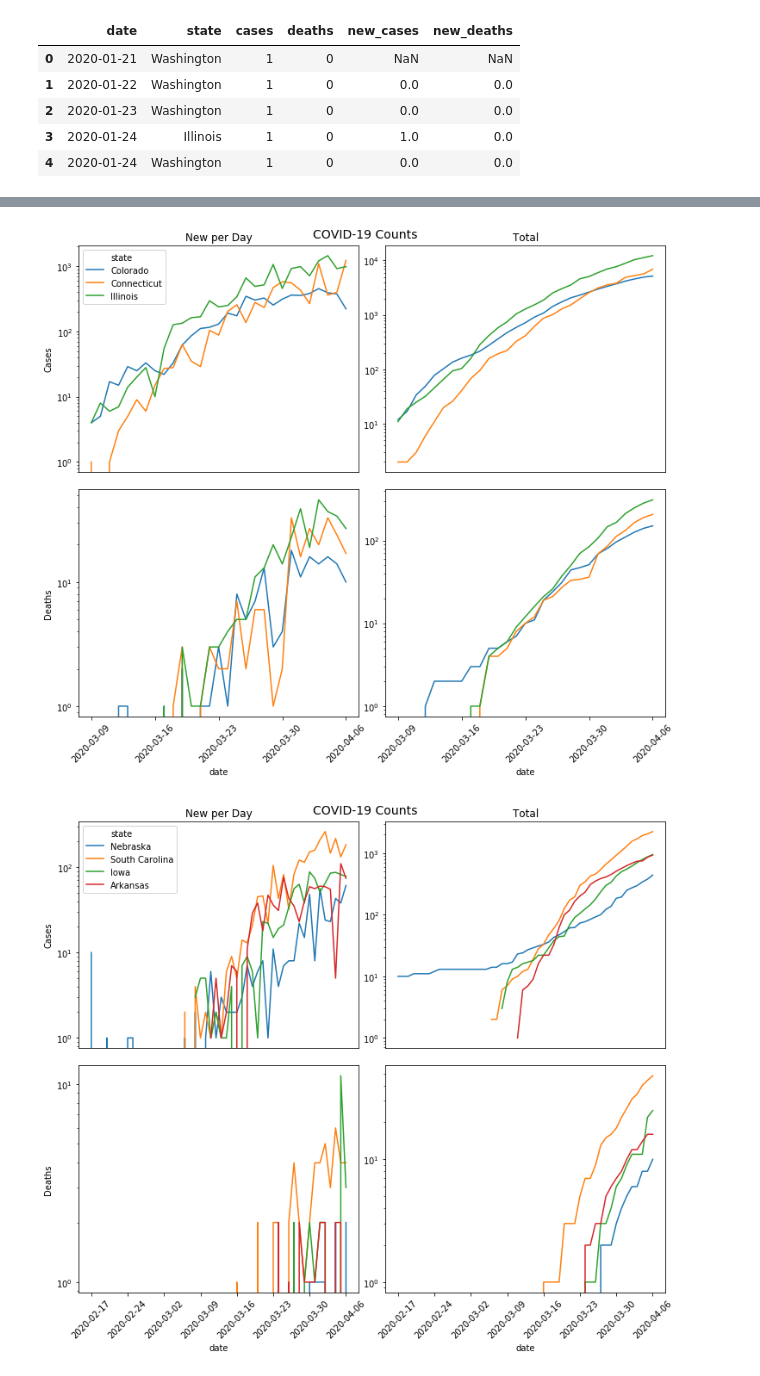
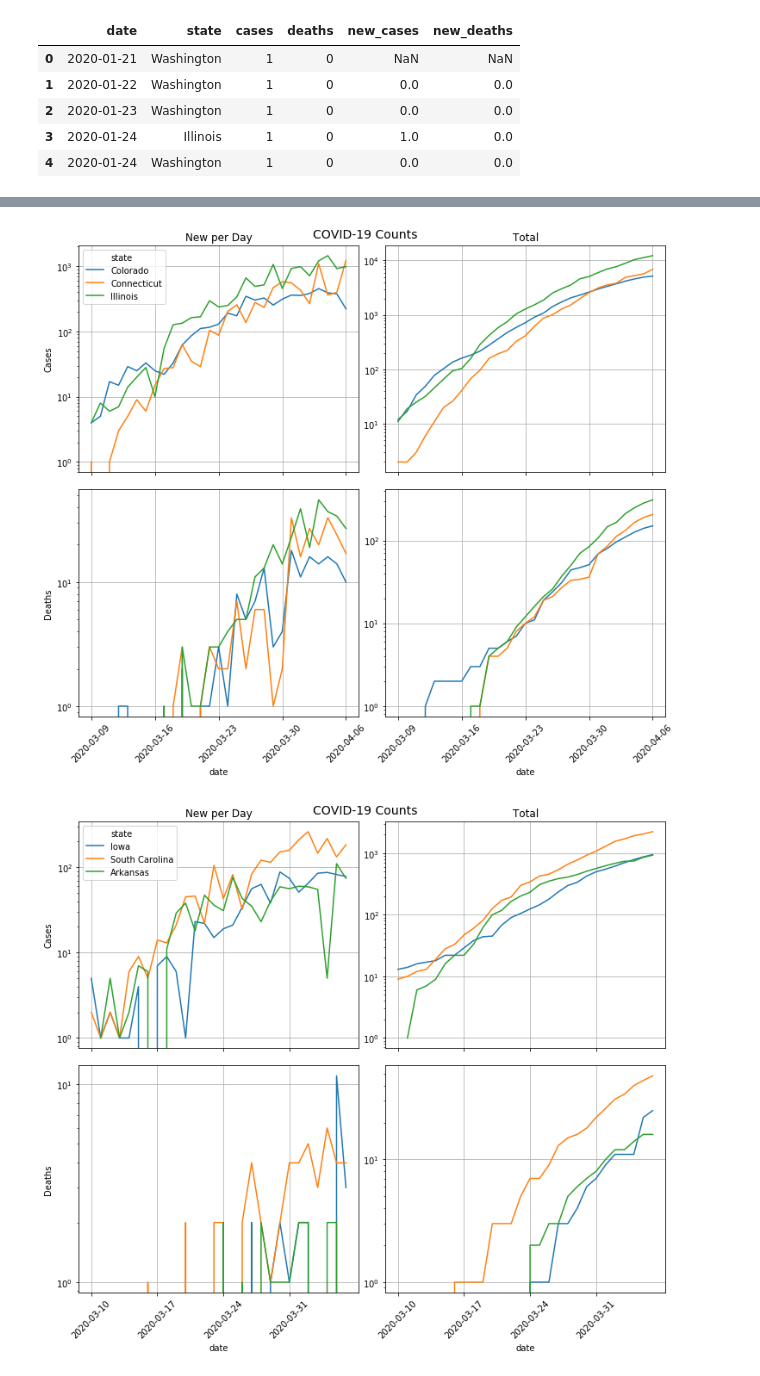
Before and after one commit to MichelFloyd/covid-19-data, a Jupyter notebook: compare states.ipynb, the cells around one changed output, grey strips where cells are left out. Saved outputs shown, nothing was run; the diff lists cells and outputs as text; code cells hidden in the pictures.

```diff
--- a/compare states.ipynb
+++ b/compare states.ipynb
@@ -68,26 +68,34 @@ def compare_states(los):
     ax[0,0].set_ylabel('Cases')
     ax[0,0].set_title('New per Day')
     ax[0,0].set_yscale('log')
-    ax[0,0].get_xaxis().set_visible(False)
+    space_x_ticks(ax[0,0],7,45)
+    ax[0,0].grid(True,axis='both')
+    ax[0,0].tick_params(axis='x',direction='in')
 
     # top right
     sns.lineplot(x=tmp.date,y=tmp.cases,hue=tmp.state,ax=ax[0,1],legend=False)
     ax[0,1].get_yaxis().label.set_visible(False)
     ax[0,1].set_title('Total')
     ax[0,1].set_yscale('log')
-    ax[0,1].get_xaxis().set_visible(False)
+    space_x_ticks(ax[0,1],7,45)
+    ax[0,1].grid(True,axis='both')
+    ax[0,1].tick_params(axis='x',direction='in')
 
     # bottom left
     sns.lineplot(x=tmp.date,y=tmp.new_deaths,hue=tmp.state,ax=ax[1,0],legend=False)
     ax[1,0].set_ylabel('Deaths')
     ax[1,0].set_yscale('log')
     space_x_ticks(ax[1,0],7,45)
+    ax[1,0].grid(True,axis='both')
+    ax[1,0].tick_params(axis='x',direction='in')
 
     # bottom right
     sns.lineplot(x=tmp.date,y=tmp.deaths,hue=tmp.state,ax=ax[1,1],legend=False)
     ax[1,1].get_yaxis().label.set_visible(False)
     ax[1,1].set_yscale('log')
     space_x_ticks(ax[1,1],7,45)
+    ax[1,1].grid(True,axis='both')
+    ax[1,1].tick_params(axis='x',direction='in')
 # %%
 compare_states(['California','New York','Washington'])
 # %% [output]
@@ -95,11 +103,11 @@ compare_states(['California','New York','Washington'])
 # %%
 compare_states(['Connecticut','Colorado','Illinois'])
 # %% [output]
-[figure, old version]
+[figure, new version]
 # %%
-compare_states(['Arkansas', 'Iowa', 'Nebraska', 'South Carolina'])
+compare_states(['Arkansas', 'Iowa', 'South Carolina'])
 # %% [output]
-[figure, old version]
+[figure, new version]
 # %%
 compare_states(['California','New York'])
 # %% [output]
```
Also changed, not shown: parts of 6 cells of this notebook.
